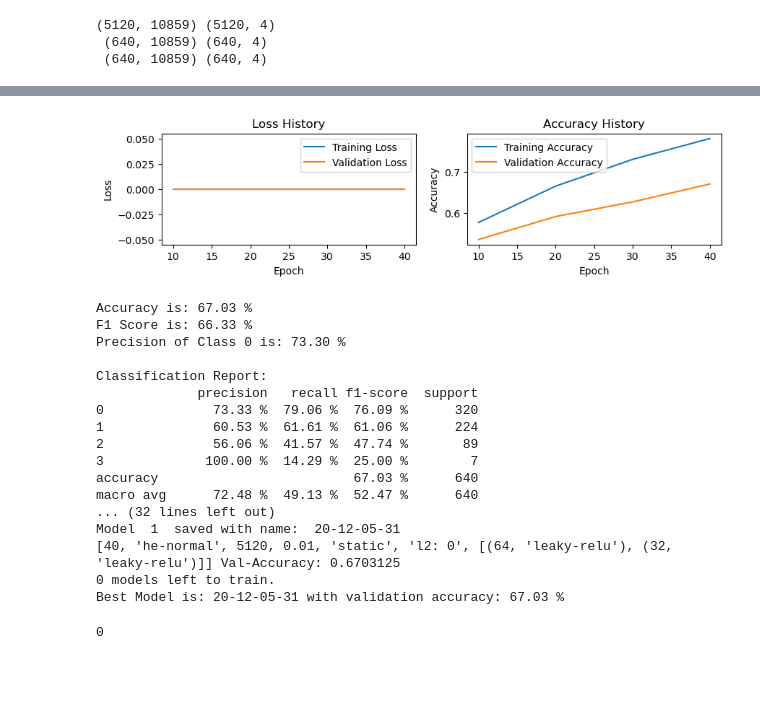
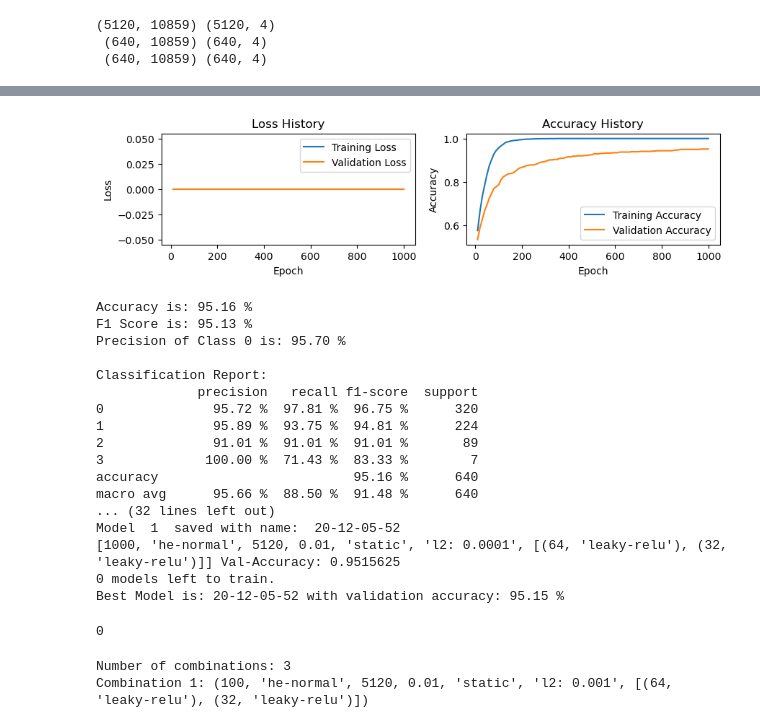
Before and after one commit to mehmetbayik/Alzheimer-MRI-Prediction-from-Scratch, a Jupyter notebook: nn.ipynb, the cells around one changed output, grey strips where cells are left out. Saved outputs shown, nothing was run; the diff lists cells and outputs as text; code cells hidden in the pictures; blank space fills up the shorter version.

Commit message:
Best NN Model

```diff
--- a/nn.ipynb
+++ b/nn.ipynb
@@ -515,7 +515,7 @@ hidden_layers = [(64, 'leaky-relu'),
 
 model_parameters = TrainModel(hidden_layers,
     max_epoch=1000, batch_size=5120, weight_init='he-normal',
-    lr=0.01, lr_type='static', regularization='l2: 0')
+    lr=0.01, lr_type='static', regularization='l2: 0.0001')
 
 GridSearch(model_parameters, X_train, y_train, X_val, y_val, X_test, y_test, print_result=True, seed=42)
 
@@ -527,19 +541,36 @@ Accuracy:  0.781 Val. Accuracy:  0.670
-[figure, old version]
+[figure, new version]
-Accuracy is: 67.03 %
-F1 Score is: 66.33 %
-Precision of Class 0 is: 73.30 %
+Accuracy is: 95.16 %
+F1 Score is: 95.13 %
+Precision of Class 0 is: 95.70 %
 
 Classification Report:
              precision   recall f1-score  support
-0              73.33 %  79.06 %  76.09 %      320
-1              60.53 %  61.61 %  61.06 %      224
-2              56.06 %  41.57 %  47.74 %       89
-3             100.00 %  14.29 %  25.00 %        7
-accuracy                         67.03 %      640
-macro avg      72.48 %  49.13 %  52.47 %      640
+0              95.72 %  97.81 %  96.75 %      320
+1              95.89 %  93.75 %  94.81 %      224
+2              91.01 %  91.01 %  91.01 %       89
+3             100.00 %  71.43 %  83.33 %        7
+accuracy                         95.16 %      640
+macro avg      95.66 %  88.50 %  91.48 %      640
 ... (32 lines left out)
-Model  1  saved with name:  20-12-05-31
-[40, 'he-normal', 5120, 0.01, 'static', 'l2: 0', [(64, 'leaky-relu'), (32, 'leaky-relu')]] Val-Accuracy: 0.6703125
+Model  1  saved with name:  20-12-05-52
+[1000, 'he-normal', 5120, 0.01, 'static', 'l2: 0.0001', [(64, 'leaky-relu'), (32, 'leaky-relu')]] Val-Accuracy: 0.9515625
 0 models left to train.
-Best Model is: 20-12-05-31 with validation accuracy: 67.03 %
+Best Model is: 20-12-05-52 with validation accuracy: 95.15 %
 0
+# %%
+# Grid Search Combinations
+hidden_layers = [[(64, 'leaky-relu'),
+                 (32, 'leaky-relu')]]
+max_epoch = [100]
+weight_init = ['he-normal']
+batch_size = [5120] # [1, 512, 5120]
+lr = [0.01] # [0.1, 0.01, 0.001, 0.0001, 0.00001, 0.000001]
+lr_type = ['static']
+regularization = ['l2: 0.001', 'l2: 0.0001','l2: 0.0001']
+params = [max_epoch, weight_init, batch_size, lr, lr_type, regularization, hidden_layers]
+model_options = list(product(*params))
+print('Number of combinations:', len(model_options))
+print('Combination 1:', model_options[0])
+# %% [output]
+Number of combinations: 3
+Combination 1: (100, 'he-normal', 5120, 0.01, 'static', 'l2: 0.001', [(64, 'leaky-relu'), (32, 'leaky-relu')])
```
Also changed, not shown: parts of 2 cells of this notebook.
